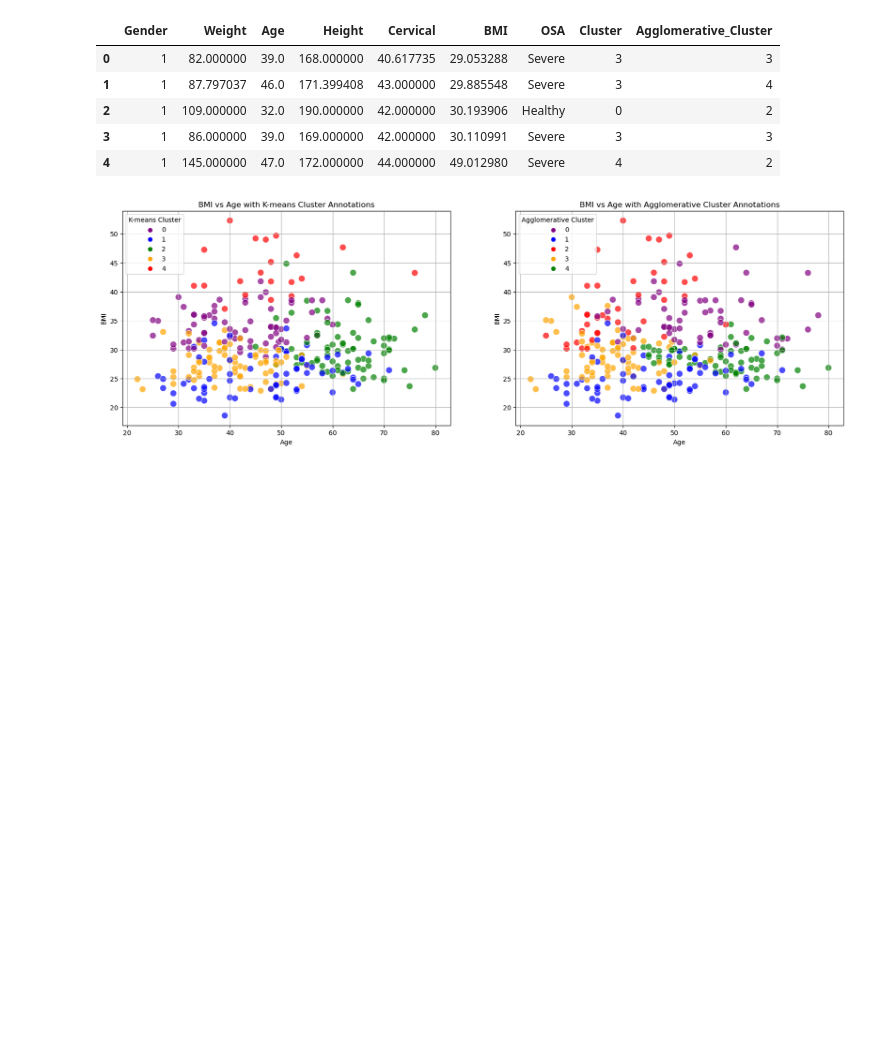
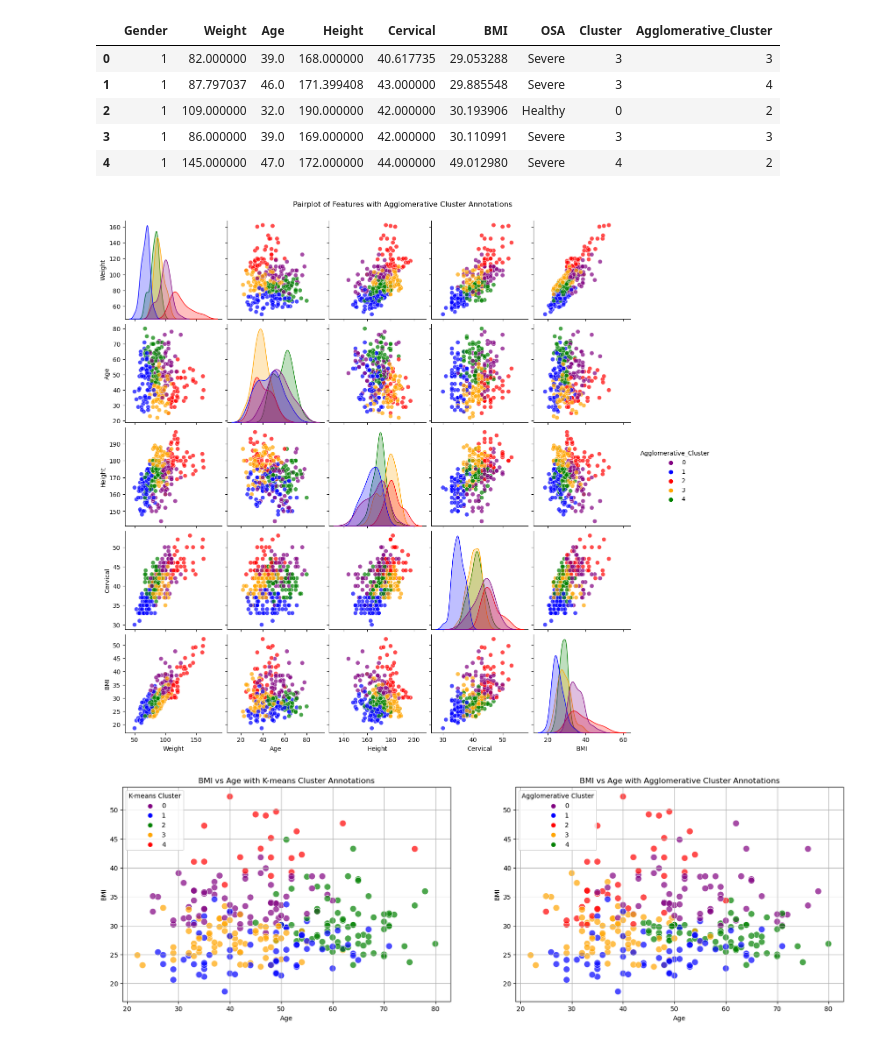
Before and after one commit to VicBracke/_Repo_ML_Project, a Jupyter notebook: OSA_CaseStudy/7_ML_Models_Clustering.ipynb, the cells around one changed output. Saved outputs shown, nothing was run; the diff lists cells and outputs as text; code cells hidden in the pictures; blank space fills up the shorter version.

```diff
--- a/OSA_CaseStudy/7_ML_Models_Clustering.ipynb
+++ b/OSA_CaseStudy/7_ML_Models_Clustering.ipynb
@@ -209,6 +209,12 @@ df.head()
 | 2 | 1 | 109.000000 | 32.0 | 190.000000 | 42.000000 | 30.193906 | Healthy | 0 | 2 |
 | 3 | 1 | 86.000000 | 39.0 | 169.000000 | 42.000000 | 30.110991 | Severe | 3 | 3 |
 | 4 | 1 | 145.000000 | 47.0 | 172.000000 | 44.000000 | 49.012980 | Severe | 4 | 2 |
+# %%
+sns.pairplot(df, vars=features_of_interest, hue='Agglomerative_Cluster', palette={0: 'purple', 1: 'blue', 2: 'red', 3: 'orange', 4: 'green'}, plot_kws={'alpha':0.7, 's':50})
+plt.suptitle('Pairplot of Features with Agglomerative Cluster Annotations', y=1.02)
+plt.show()
+# %% [output]
+[figure, added]
 # %%
 fig, axes = plt.subplots(1, 2, figsize=(20, 6))
 
```
Also changed, not shown: parts of 1 cell of this notebook, 1 other file.
